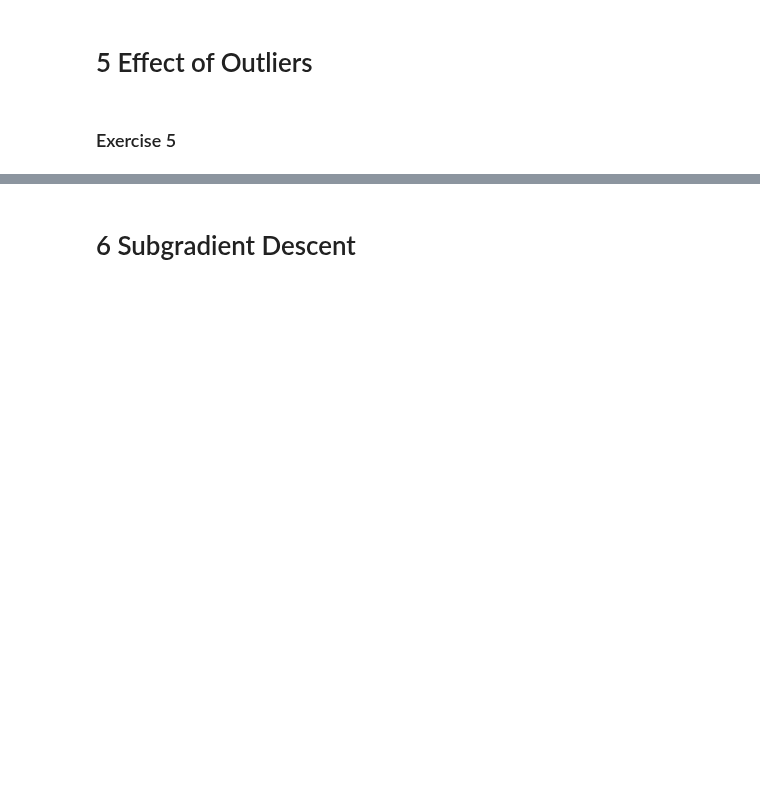
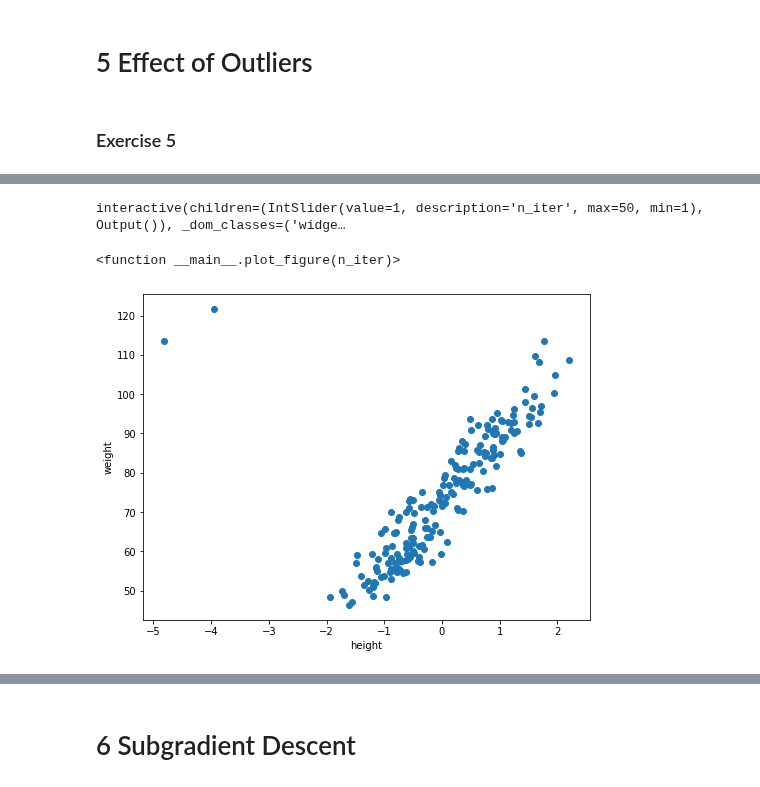
Before and after one commit to epfml/ML_course, a Jupyter notebook: labs/ex02/template/ex02.ipynb, the cells around one changed output, grey strips where cells are left out. Cells and saved outputs as stored; diff of their text form; code cells hidden in the pictures; blank space fills up the shorter version.

```diff
--- a/labs/ex02/template/ex02.ipynb
+++ b/labs/ex02/template/ex02.ipynb
@@ -302,0 +562,24 @@ interact(plot_figure, n_iter=IntSlider(min=1, max=len(gradient_ws)))
+# %%
+# Time Visualization
+from ipywidgets import IntSlider, interact
+def plot_figure(n_iter):
+    fig = gradient_descent_visualization(
+        gd_losses, gd_ws, grid_losses, grid_w0, grid_w1, mean_x, std_x, height, weight, n_iter)
+    fig.set_size_inches(10.0, 6.0)
+
+interact(plot_figure, n_iter=IntSlider(min=1, max=len(sgd_ws)))
+# %% [output]
+interactive(children=(IntSlider(value=1, description='n_iter', max=50, min=1), Output()), _dom_classes=('widge…
+<function __main__.plot_figure(n_iter)>
+# %%
+height_1, weight_1, gender_1 = load_data(sub_sample=True, add_outlier=True)
+x_1, mean_x_1, std_x_1 = standardize(height_1)
+y_1, tx_1 = build_model_data(x_1, weight_1)
+# %%
+fig = plt.figure(figsize=(8,6))
+plt.scatter(x_1,y_1)
+plt.xlabel('height')
+plt.ylabel('weight')
+plt.show()
+# %% [output]
+[figure, added]
```
Also changed, not shown: parts of 38 cells of this notebook, 5 other files.
